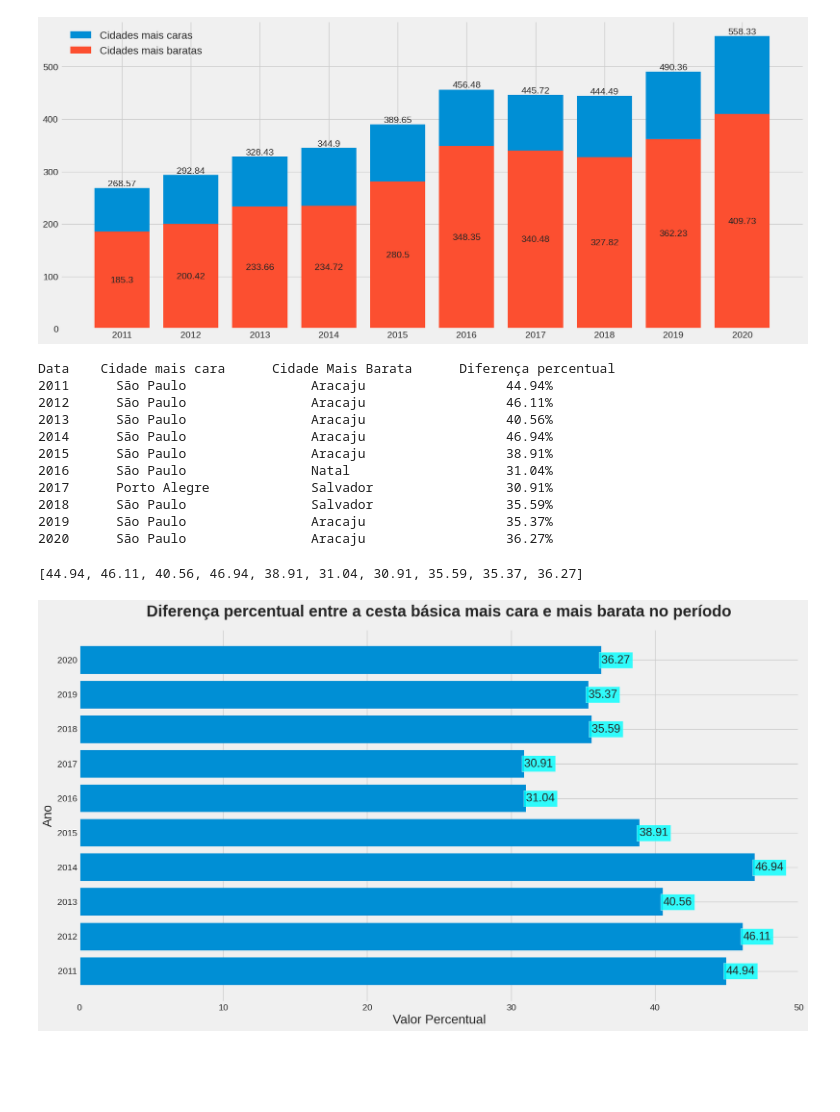
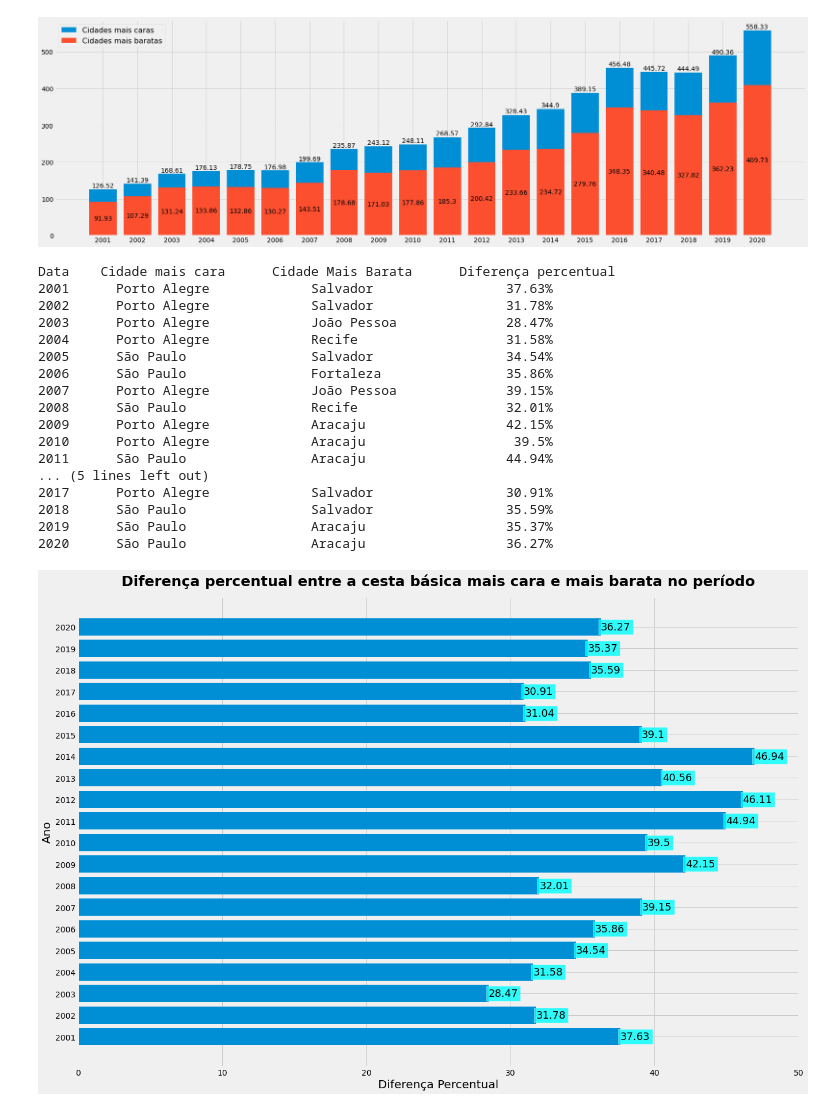
Before and after one commit to bessasjr/Cesta_basica_2001-2020, a Jupyter notebook: cesta_basic.ipynb, the cells around one changed output. Saved outputs shown, nothing was run; the diff lists cells and outputs as text; code cells hidden in the pictures; blank space fills up the shorter version.

```diff
--- a/cesta_basic.ipynb
+++ b/cesta_basic.ipynb
@@ -186,7 +210,7 @@ for i in cesta.columns:
         mes_1.append(n)
 
 # Separando a lista pela quantidade de dados e salvando em uma nova lista separada
-n = 9
+n = 19
 for s in range(0, len(mes_1), 9):
     mes_a_mes.append(mes_1[s:s + n])
 
@@ -341,7 +378,7 @@ plt.show()
 # %%
-# Diferença percentual entre o valor da cesta básica do ano de 2020 em comparação com o valor de 2011
+# Diferença percentual entre o valor da cesta básica do ano de 2020 em comparação com o valor de 2001
 
 for i in cesta.columns:
-    n =  ((cesta[i][2020] / cesta[i][2011]) -1) * 100
+    n =  ((cesta[i][2020] / cesta[i][2001]) -1) * 100
     print(f'{i:<15} - {round(n,2):>10}')
 # %% [output]
@@ -491,3 +532,0 @@ cesta.describe()
-# %%
-cesta1 = cesta.loc[[2012]]
-cesta1
@@ -497,9 +532,0 @@ cesta1
-# %%
-# Retirando as colunas que contem elementos com valor 0
-
-cesta1 = cesta.loc[[2012]]
-for i in cesta.columns:
-    if float(cesta1[i]) == 0:
-        cesta1 = cesta1.drop(columns=[i])
-
-cesta1
@@ -563,31 +603,31 @@ difference
  128.13,
  148.60000000000002]
 # %%
-# Gráfico com valores anuais da cesta básica da cidade mais cara e mais barata entre 2011 e 2020
+# Gráfico com valores anuais da cesta básica da cidade mais cara e mais barata entre 2001 e 2020
 
 plt.style.use('fivethirtyeight')
 
-fig, ax = plt.subplots(figsize=(18,8))
+fig, ax = plt.subplots(figsize=(26,8))
 
 p1 = ax.bar(cesta.index,value_high, label='Cidades mais caras')
 p2 = ax.bar(cesta.index,value_low, label='Cidades mais baratas')
 
 
 ax.bar_label(p1, label_type='edge', fontsize=14)
 ax.bar_label(p2, label_type='center', fontsize=14)
 ax.legend(fontsize=16)
 
-ax.set_xticks(cesta.index, labels=[2011, 2012, 2013, 2014, 2015, 2016, 2017, 2018, 2019, 2020])
+ax.set_xticks(cesta.index, labels=[2001, 2002, 2003, 2004, 2005, 2006, 2007, 2008, 2009, 2010, 2011, 2012, 2013, 2014, 2015, 2016, 2017, 2018, 2019, 2020])
 
 #plt.text(value_high[0], ha = 'center', bbox = dict(facecolor ='cyan', alpha =0.8))
 
 #plt.xticks(np.arange(min(cesta.index), max(cesta.index)+1, 1.0))
 
 plt.show()
 # %% [output]
-[figure, old version]
+[figure, new version]
 # %%
-# Diferença percentual entre o valor da cesta básica na cidade mais cara e mais barata entre 2011 e 2020
+# Diferença percentual entre o valor da cesta básica mais cara e mais barata entre as cidades entre 2001 e 2020, e salvando os dados em uma lista
 
 percentual_maior_menor = []
 
@@ -598,26 +638,31 @@ for i in range(len(value_high)):
     percentual_maior_menor.append(perc)
     print(f'{cesta.index[i]:<10}{city_high[i]:<25}{city_low[i]:<22}{perc:>8}%')
 
-percentual_maior_menor
+#percentual_maior_menor
 # %% [output]
 Data    Cidade mais cara      Cidade Mais Barata      Diferença percentual
+2001      Porto Alegre             Salvador                 37.63%
+2002      Porto Alegre             Salvador                 31.78%
+2003      Porto Alegre             João Pessoa              28.47%
+2004      Porto Alegre             Recife                   31.58%
+2005      São Paulo                Salvador                 34.54%
+2006      São Paulo                Fortaleza                35.86%
+2007      Porto Alegre             João Pessoa              39.15%
+2008      São Paulo                Recife                   32.01%
+2009      Porto Alegre             Aracaju                  42.15%
+2010      Porto Alegre             Aracaju                   39.5%
 2011      São Paulo                Aracaju                  44.94%
-2012      São Paulo                Aracaju                  46.11%
-2013      São Paulo                Aracaju                  40.56%
-2014      São Paulo                Aracaju                  46.94%
-2015      São Paulo                Aracaju                  38.91%
-2016      São Paulo                Natal                    31.04%
+... (5 lines left out)
 2017      Porto Alegre             Salvador                 30.91%
 2018      São Paulo                Salvador                 35.59%
 2019      São Paulo                Aracaju                  35.37%
 2020      São Paulo                Aracaju                  36.27%
-[44.94, 46.11, 40.56, 46.94, 38.91, 31.04, 30.91, 35.59, 35.37, 36.27]
 # %%
-# Gráfico que mostra a diferença percentual entre o valor da cesta básica na cidade mais cara e mais barata entre 2011 e 2020
+# Gráfico que mostra a diferença percentual entre o valor da cesta básica na cidade mais cara e mais barata entre 2001 e 2020
 
 plt.style.use('fivethirtyeight')
 
-fig, ax = plt.subplots(figsize=(18,10))
+fig, ax = plt.subplots(figsize=(20,14))
 
 index = [0, 10, 20, 30, 40, 50]
 
@@ -625,15 +670,15 @@ p = ax.barh(cesta.index, percentual_maior_menor, label='Cidades mais caras') #co
 
 ax.bar_label(p, label_type='edge', fontsize=18, bbox = dict(facecolor = 'cyan', alpha =0.8))
 
-ax.set_yticks(cesta.index, labels=[2011, 2012, 2013, 2014, 2015, 2016, 2017, 2018, 2019, 2020])
+ax.set_yticks(cesta.index, labels=[2001, 2002, 2003, 2004, 2005, 2006, 2007, 2008, 2009, 2010, 2011, 2012, 2013, 2014, 2015, 2016, 2017, 2018, 2019, 2020])
 ax.set_xticks(index, labels=[0, 10, 20, 30, 40, 50])
 
 ax.set_title('Diferença percentual entre a cesta básica mais cara e mais barata no período', fontsize=25, weight='semibold', pad=20)
 
-ax.set_xlabel('Valor Percentual', fontsize=20)
+ax.set_xlabel('Diferença Percentual', fontsize=20)
 ax.set_ylabel('Ano', fontsize=20)
 
 plt.show()
 # %% [output]
-[figure, old version]
+[figure, new version]
 # %%
```
Also changed, not shown: parts of 35 cells of this notebook, 1 other file.
